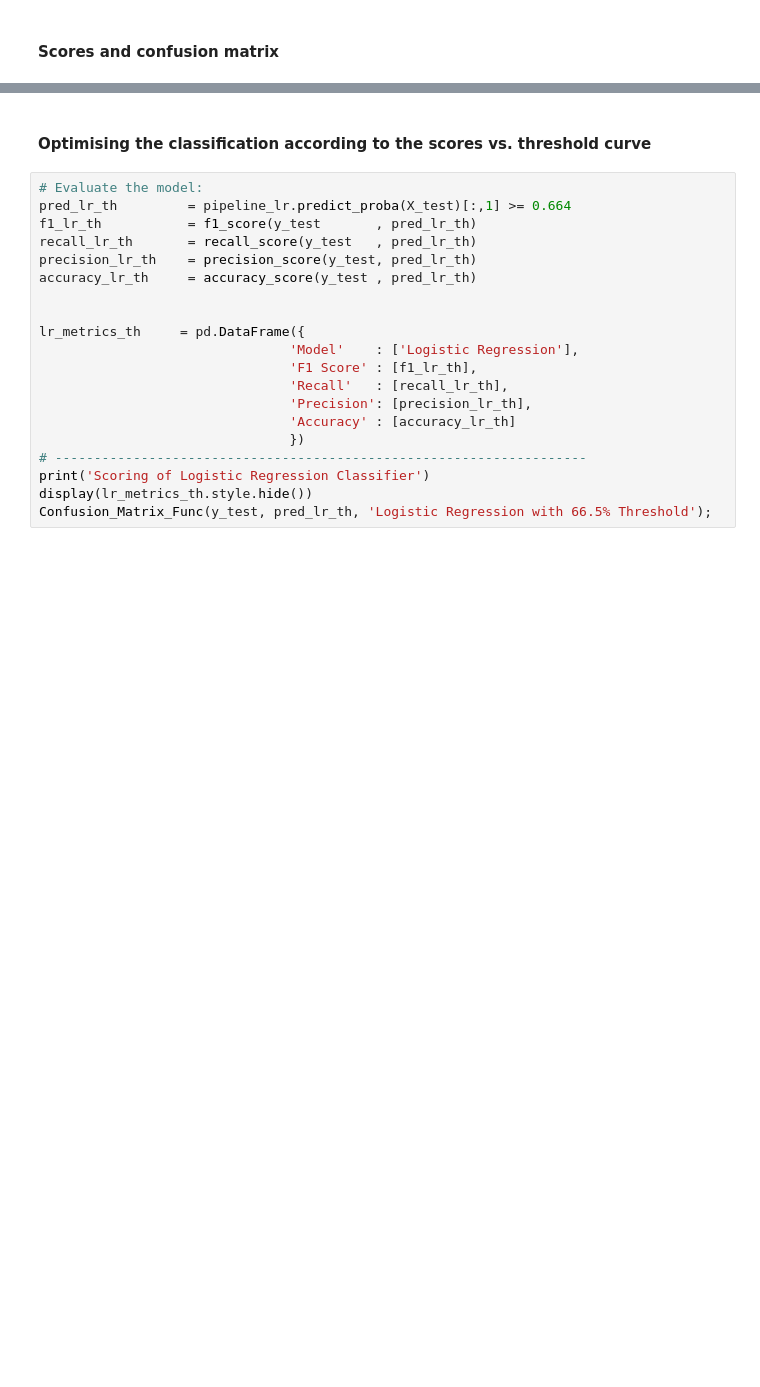
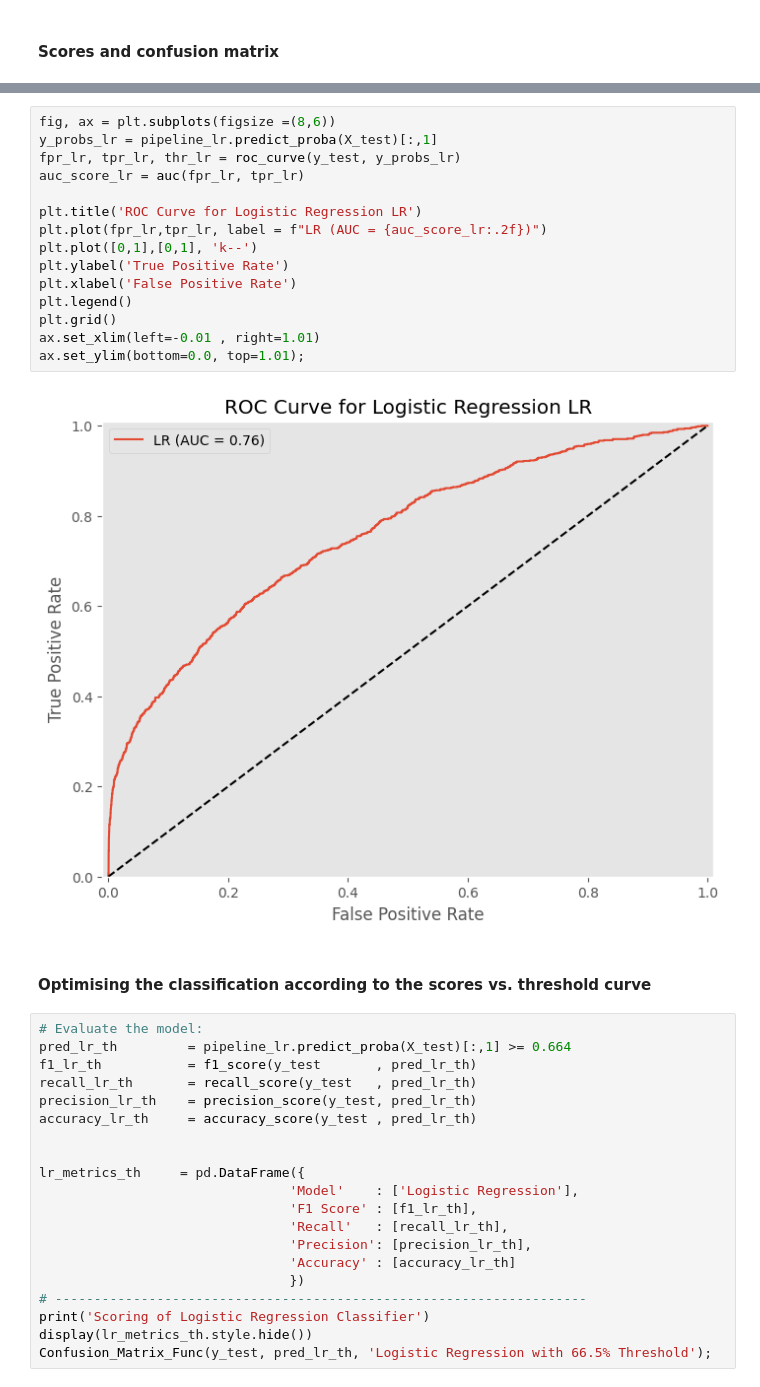
Before and after one commit to Joe-ElM/Used-Cars-Sales, a Jupyter notebook: Notebooks/4. LR Model.ipynb, the cells around one changed output, grey strips where cells are left out. Drawn from its saved outputs; the diff is of its cells as text; blank space fills up the shorter version.

```diff
--- a/Notebooks/4. LR Model.ipynb
+++ b/Notebooks/4. LR Model.ipynb
@@ -108,6 +108,23 @@ plt.legend()
 plt.grid()
 # %% [output]
 [figure]
+# %%
+fig, ax = plt.subplots(figsize =(8,6))
+y_probs_lr = pipeline_lr.predict_proba(X_test)[:,1]
+fpr_lr, tpr_lr, thr_lr = roc_curve(y_test, y_probs_lr)
+auc_score_lr = auc(fpr_lr, tpr_lr)
+
+plt.title('ROC Curve for Logistic Regression LR')
+plt.plot(fpr_lr,tpr_lr, label = f"LR (AUC = {auc_score_lr:.2f})")
+plt.plot([0,1],[0,1], 'k--')
+plt.ylabel('True Positive Rate')
+plt.xlabel('False Positive Rate')
+plt.legend()
+plt.grid()
+ax.set_xlim(left=-0.01 , right=1.01)
+ax.set_ylim(bottom=0.0, top=1.01);
+# %% [output]
+[figure, added]
 # %% [markdown]
 #### Optimising the classification according to the scores vs. threshold curve
 # %%
```
Also changed, not shown: parts of 11 cells of this notebook, 2 other files.
